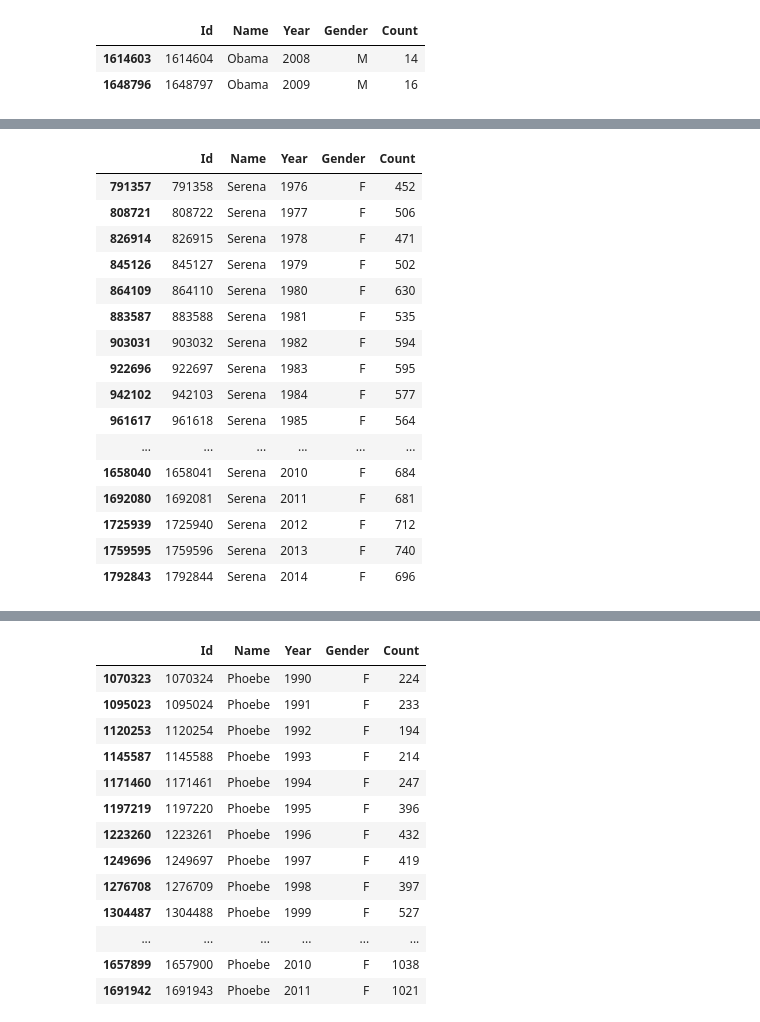
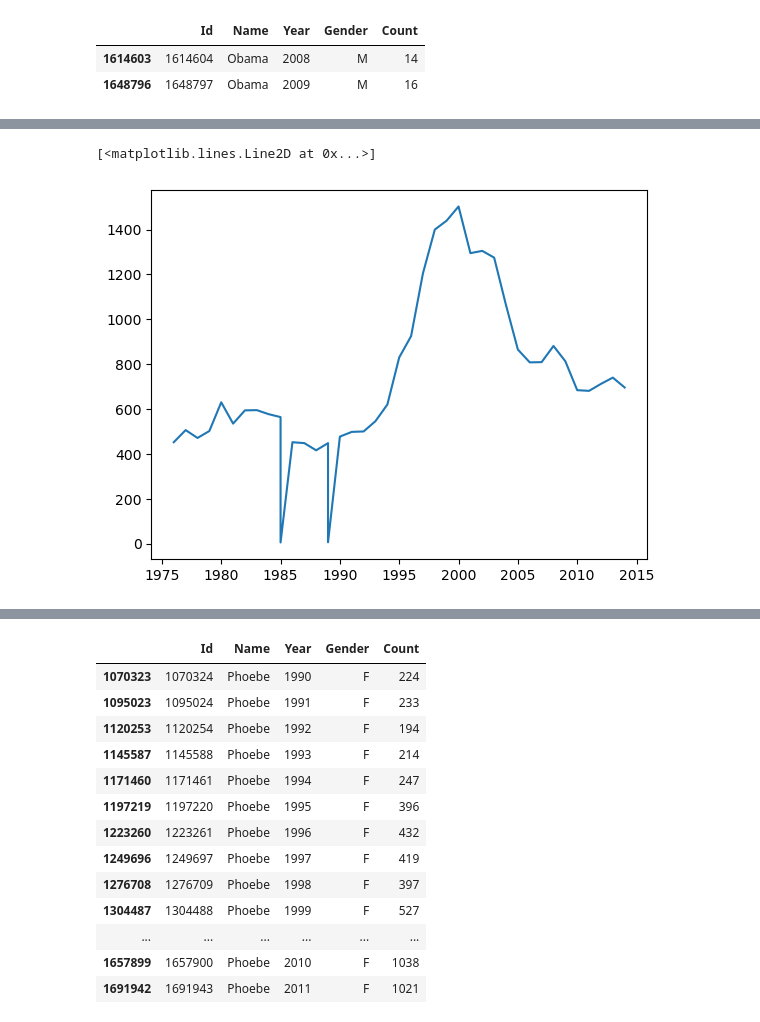
Before and after one commit to Jerspen175/CapStoneBabynames, a Jupyter notebook: notebook/BabyNamesvsPopShows-checkpoint.ipynb, the cells around one changed output, grey strips where cells are left out. Drawn from its saved outputs; the diff is of its cells as text; code cells hidden in the pictures.

```diff
--- a/notebook/BabyNamesvsPopShows-checkpoint.ipynb
+++ b/notebook/BabyNamesvsPopShows-checkpoint.ipynb
@@ -245,21 +218,8 @@ BN[(BN['Name'] == 'Kobe') & (BN['Year'] >= 1976)]
 # %%
-BN[(BN['Name'] == 'Serena') & (BN['Year'] >= 1976)]
+TENNISSER = BN[(BN['Name'] == 'Serena') & (BN['Year'] >= 1976)]
-# %% [output]
-|  | Id | Name | Year | Gender | Count |
-| 791357 | 791358 | Serena | 1976 | F | 452 |
-| 808721 | 808722 | Serena | 1977 | F | 506 |
-| 826914 | 826915 | Serena | 1978 | F | 471 |
-| 845126 | 845127 | Serena | 1979 | F | 502 |
-| 864109 | 864110 | Serena | 1980 | F | 630 |
-| 883587 | 883588 | Serena | 1981 | F | 535 |
-| 903031 | 903032 | Serena | 1982 | F | 594 |
-| 922696 | 922697 | Serena | 1983 | F | 595 |
-| 942102 | 942103 | Serena | 1984 | F | 577 |
-| 961617 | 961618 | Serena | 1985 | F | 564 |
-| ... | ... | ... | ... | ... | ... |
-| 1658040 | 1658041 | Serena | 2010 | F | 684 |
-| 1692080 | 1692081 | Serena | 2011 | F | 681 |
-| 1725939 | 1725940 | Serena | 2012 | F | 712 |
-| 1759595 | 1759596 | Serena | 2013 | F | 740 |
-| 1792843 | 1792844 | Serena | 2014 | F | 696 |
+# %%
+plt.plot(TENNISSER['Year'],TENNISSER['Count'])
+# %% [output]
+[<matplotlib.lines.Line2D at 0x...>]
+[figure, added]
 # %%
```
Also changed, not shown: parts of 14 cells of this notebook.
